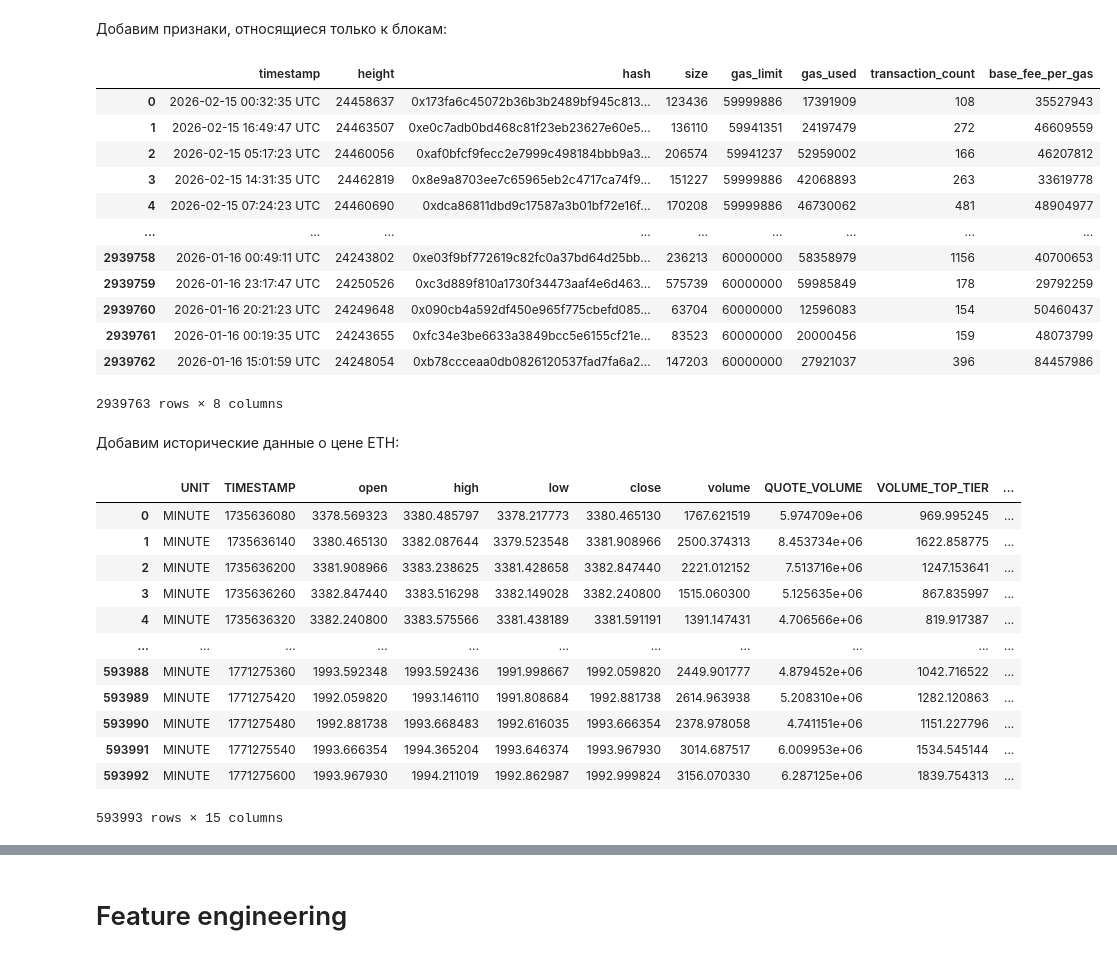
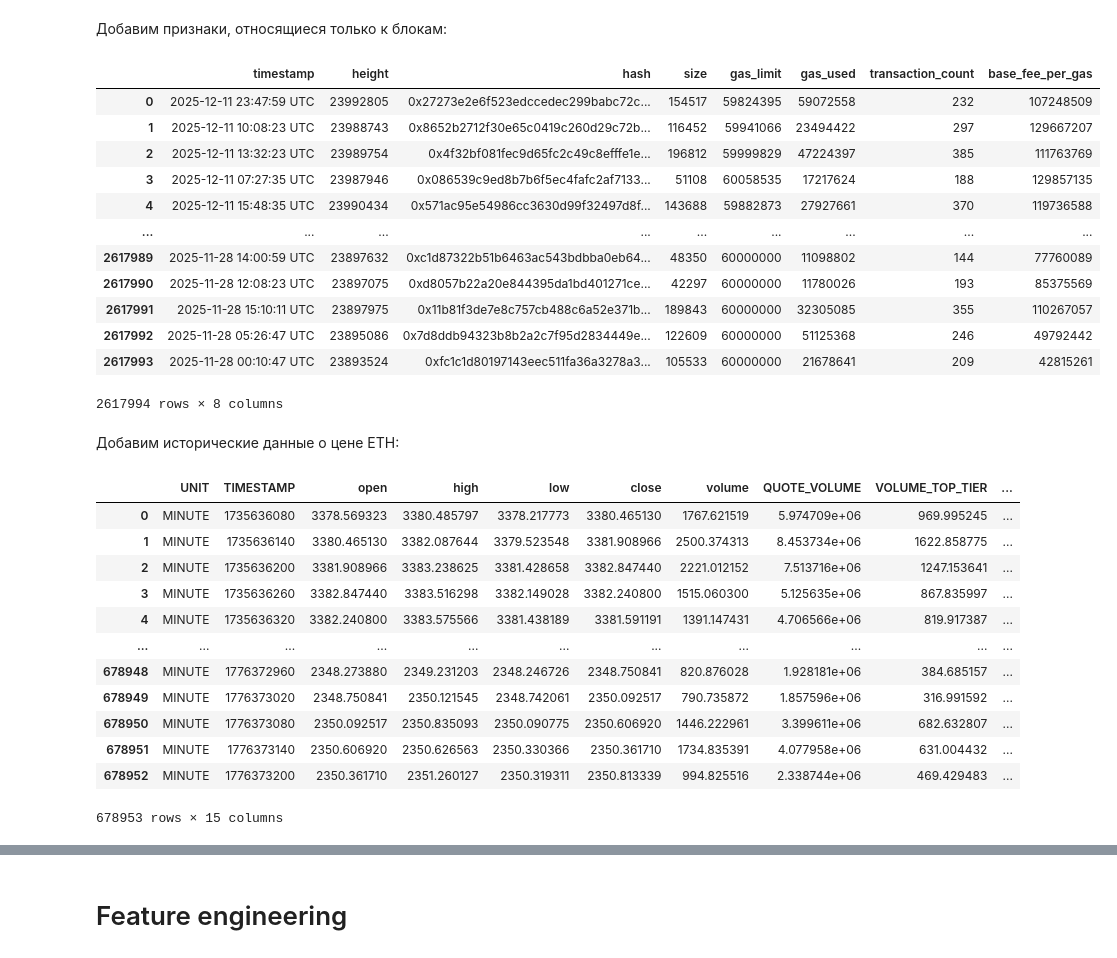
Before and after one commit to dizpatcher/ethereum-fee, a Jupyter notebook: notebooks/priority_fee_data.ipynb, the cells around one changed output, grey strips where cells are left out. Drawn from its saved outputs; the diff is of its cells as text; code cells hidden in the pictures.

```diff
--- a/notebooks/priority_fee_data.ipynb
+++ b/notebooks/priority_fee_data.ipynb
@@ -70,21 +86,21 @@ df = df.sort_values(by='block_timestamp', ascending=True)
 # %% [markdown]
 Добавим признаки, относящиеся только к блокам:
 # %%
-df_blocks = pd.read_csv('data/eth_blocks_2025-01-01_2026-02-15.csv')
+df_blocks = pd.read_csv('data/eth_blocks_2025-04-15_2026-04-15.csv')
 df_blocks
 # %% [output]
 |  | timestamp | height | hash | size | gas_limit | gas_used | transaction_count | base_fee_per_gas |
-| 0 | 2026-02-15 00:32:35 UTC | 24458637 | 0x173fa6c45072b36b3b2489bf945c813... | 123436 | 59999886 | 17391909 | 108 | 35527943 |
-| 1 | 2026-02-15 16:49:47 UTC | 24463507 | 0xe0c7adb0bd468c81f23eb23627e60e5... | 136110 | 59941351 | 24197479 | 272 | 46609559 |
-| 2 | 2026-02-15 05:17:23 UTC | 24460056 | 0xaf0bfcf9fecc2e7999c498184bbb9a3... | 206574 | 59941237 | 52959002 | 166 | 46207812 |
-| 3 | 2026-02-15 14:31:35 UTC | 24462819 | 0x8e9a8703ee7c65965eb2c4717ca74f9... | 151227 | 59999886 | 42068893 | 263 | 33619778 |
-| 4 | 2026-02-15 07:24:23 UTC | 24460690 | 0xdca86811dbd9c17587a3b01bf72e16f... | 170208 | 59999886 | 46730062 | 481 | 48904977 |
+| 0 | 2025-12-11 23:47:59 UTC | 23992805 | 0x27273e2e6f523edccedec299babc72c... | 154517 | 59824395 | 59072558 | 232 | 107248509 |
+| 1 | 2025-12-11 10:08:23 UTC | 23988743 | 0x8652b2712f30e65c0419c260d29c72b... | 116452 | 59941066 | 23494422 | 297 | 129667207 |
+| 2 | 2025-12-11 13:32:23 UTC | 23989754 | 0x4f32bf081fec9d65fc2c49c8efffe1e... | 196812 | 59999829 | 47224397 | 385 | 111763769 |
+| 3 | 2025-12-11 07:27:35 UTC | 23987946 | 0x086539c9ed8b7b6f5ec4fafc2af7133... | 51108 | 60058535 | 17217624 | 188 | 129857135 |
+| 4 | 2025-12-11 15:48:35 UTC | 23990434 | 0x571ac95e54986cc3630d99f32497d8f... | 143688 | 59882873 | 27927661 | 370 | 119736588 |
 | ... | ... | ... | ... | ... | ... | ... | ... | ... |
-| 2939758 | 2026-01-16 00:49:11 UTC | 24243802 | 0xe03f9bf772619c82fc0a37bd64d25bb... | 236213 | 60000000 | 58358979 | 1156 | 40700653 |
-| 2939759 | 2026-01-16 23:17:47 UTC | 24250526 | 0xc3d889f810a1730f34473aaf4e6d463... | 575739 | 60000000 | 59985849 | 178 | 29792259 |
-| 2939760 | 2026-01-16 20:21:23 UTC | 24249648 | 0x090cb4a592df450e965f775cbefd085... | 63704 | 60000000 | 12596083 | 154 | 50460437 |
-| 2939761 | 2026-01-16 00:19:35 UTC | 24243655 | 0xfc34e3be6633a3849bcc5e6155cf21e... | 83523 | 60000000 | 20000456 | 159 | 48073799 |
-| 2939762 | 2026-01-16 15:01:59 UTC | 24248054 | 0xb78ccceaa0db0826120537fad7fa6a2... | 147203 | 60000000 | 27921037 | 396 | 84457986 |
+| 2617989 | 2025-11-28 14:00:59 UTC | 23897632 | 0xc1d87322b51b6463ac543bdbba0eb64... | 48350 | 60000000 | 11098802 | 144 | 77760089 |
+| 2617990 | 2025-11-28 12:08:23 UTC | 23897075 | 0xd8057b22a20e844395da1bd401271ce... | 42297 | 60000000 | 11780026 | 193 | 85375569 |
+| 2617991 | 2025-11-28 15:10:11 UTC | 23897975 | 0x11b81f3de7e8c757cb488c6a52e371b... | 189843 | 60000000 | 32305085 | 355 | 110267057 |
+| 2617992 | 2025-11-28 05:26:47 UTC | 23895086 | 0x7d8ddb94323b8b2a2c7f95d2834449e... | 122609 | 60000000 | 51125368 | 246 | 49792442 |
+| 2617993 | 2025-11-28 00:10:47 UTC | 23893524 | 0xfc1c1d80197143eec511fa36a3278a3... | 105533 | 60000000 | 21678641 | 209 | 42815261 |
-2939763 rows × 8 columns
+2617994 rows × 8 columns
 # %%
 blocks_priority = (
@@ -100,7 +116,7 @@ blocks_priority = (
 # %% [markdown]
 Добавим исторические данные о цене ETH:
 # %%
-eth_prices = pd.read_csv("data/eth_minutes_2025_2026.csv")
+eth_prices = pd.read_csv("data/eth_minutes_2025_2026_april.csv")
 eth_prices
 # %% [output]
 |  | UNIT | TIMESTAMP | open | high | low | close | volume | QUOTE_VOLUME | VOLUME_TOP_TIER | ... |
@@ -110,12 +126,12 @@ eth_prices
 | 3 | MINUTE | 1735636260 | 3382.847440 | 3383.516298 | 3382.149028 | 3382.240800 | 1515.060300 | 5.125635e+06 | 867.835997 | ... |
 | 4 | MINUTE | 1735636320 | 3382.240800 | 3383.575566 | 3381.438189 | 3381.591191 | 1391.147431 | 4.706566e+06 | 819.917387 | ... |
 | ... | ... | ... | ... | ... | ... | ... | ... | ... | ... | ... |
-| 593988 | MINUTE | 1771275360 | 1993.592348 | 1993.592436 | 1991.998667 | 1992.059820 | 2449.901777 | 4.879452e+06 | 1042.716522 | ... |
-| 593989 | MINUTE | 1771275420 | 1992.059820 | 1993.146110 | 1991.808684 | 1992.881738 | 2614.963938 | 5.208310e+06 | 1282.120863 | ... |
-| 593990 | MINUTE | 1771275480 | 1992.881738 | 1993.668483 | 1992.616035 | 1993.666354 | 2378.978058 | 4.741151e+06 | 1151.227796 | ... |
-| 593991 | MINUTE | 1771275540 | 1993.666354 | 1994.365204 | 1993.646374 | 1993.967930 | 3014.687517 | 6.009953e+06 | 1534.545144 | ... |
-| 593992 | MINUTE | 1771275600 | 1993.967930 | 1994.211019 | 1992.862987 | 1992.999824 | 3156.070330 | 6.287125e+06 | 1839.754313 | ... |
+| 678948 | MINUTE | 1776372960 | 2348.273880 | 2349.231203 | 2348.246726 | 2348.750841 | 820.876028 | 1.928181e+06 | 384.685157 | ... |
+| 678949 | MINUTE | 1776373020 | 2348.750841 | 2350.121545 | 2348.742061 | 2350.092517 | 790.735872 | 1.857596e+06 | 316.991592 | ... |
+| 678950 | MINUTE | 1776373080 | 2350.092517 | 2350.835093 | 2350.090775 | 2350.606920 | 1446.222961 | 3.399611e+06 | 682.632807 | ... |
+| 678951 | MINUTE | 1776373140 | 2350.606920 | 2350.626563 | 2350.330366 | 2350.361710 | 1734.835391 | 4.077958e+06 | 631.004432 | ... |
+| 678952 | MINUTE | 1776373200 | 2350.361710 | 2351.260127 | 2350.319311 | 2350.813339 | 994.825516 | 2.338744e+06 | 469.429483 | ... |
-593993 rows × 15 columns
+678953 rows × 15 columns
 # %%
 blocks_priority['timestamp'] = pd.to_datetime(blocks_priority['timestamp']).dt.tz_localize(None) # убираем timezone, чтобы не было проблем при объединении с ценами
 eth_prices['datetime'] = pd.to_datetime(eth_prices['datetime']).dt.tz_localize(None)
```
Also changed, not shown: parts of 91 cells of this notebook.
